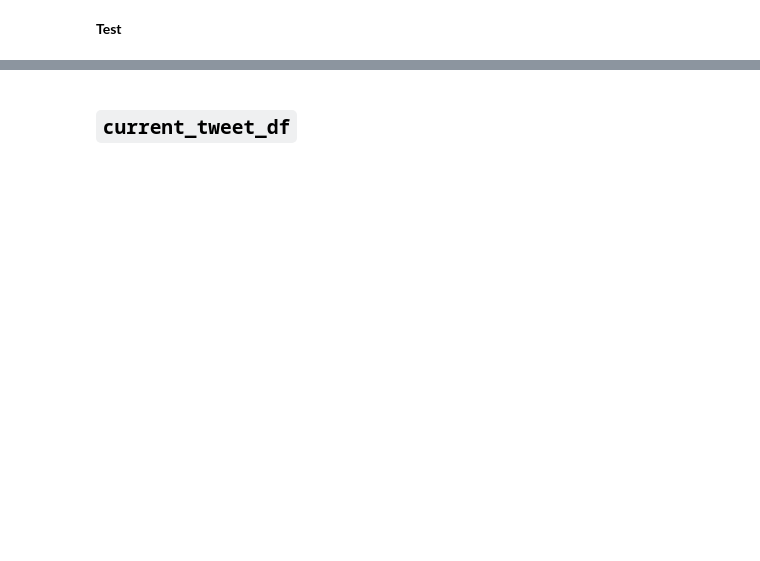
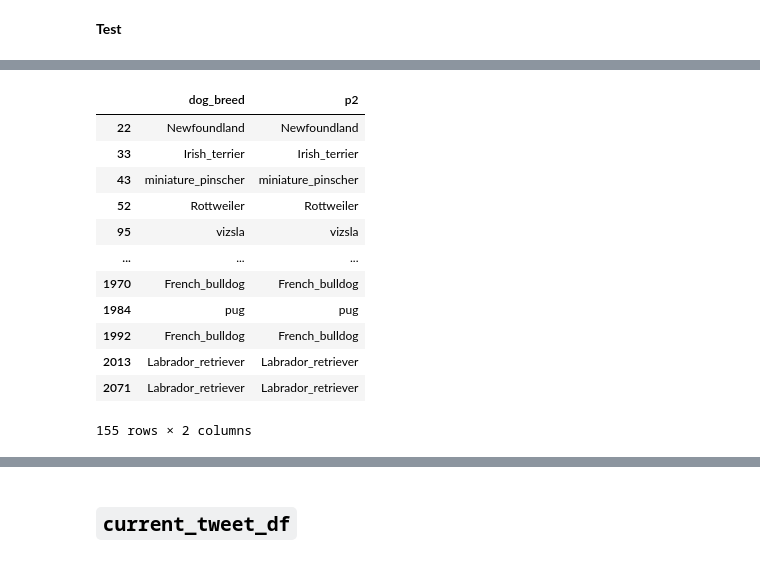
Before and after one commit to yusuf-madkour/Twitter-WeRateDogs-wrangling, a Jupyter notebook: wrangle_act.ipynb, the cells around one changed output, grey strips where cells are left out. Drawn from its saved outputs; the diff is of its cells as text; code cells hidden in the pictures; blank space fills up the shorter version.

```diff
--- a/wrangle_act.ipynb
+++ b/wrangle_act.ipynb
@@ -921,0 +929,16 @@ img_pred_clean.query("p1_dog == p2_dog == p3_dog == False")
+# %%
+img_pred_clean.query("p2_dog == True and p1_dog == False").loc[:, ["dog_breed", "p2"]]
+# %% [output]
+|  | dog_breed | p2 |
+| 22 | Newfoundland | Newfoundland |
+| 33 | Irish_terrier | Irish_terrier |
+| 43 | miniature_pinscher | miniature_pinscher |
+| 52 | Rottweiler | Rottweiler |
+| 95 | vizsla | vizsla |
+| ... | ... | ... |
+| 1970 | French_bulldog | French_bulldog |
+| 1984 | pug | pug |
+| 1992 | French_bulldog | French_bulldog |
+| 2013 | Labrador_retriever | Labrador_retriever |
+| 2071 | Labrador_retriever | Labrador_retriever |
+155 rows × 2 columns
```
Also changed, not shown: parts of 119 cells of this notebook.
